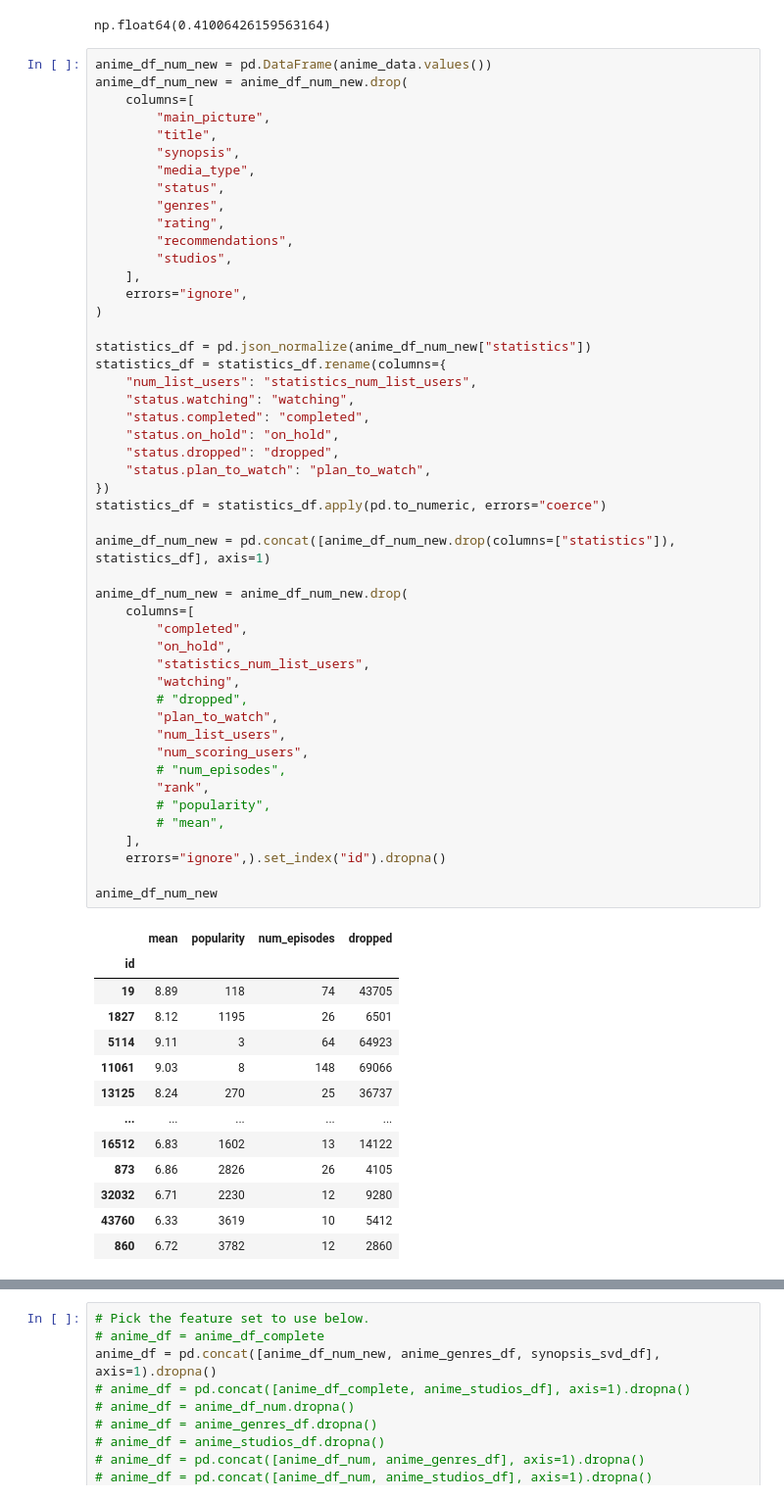
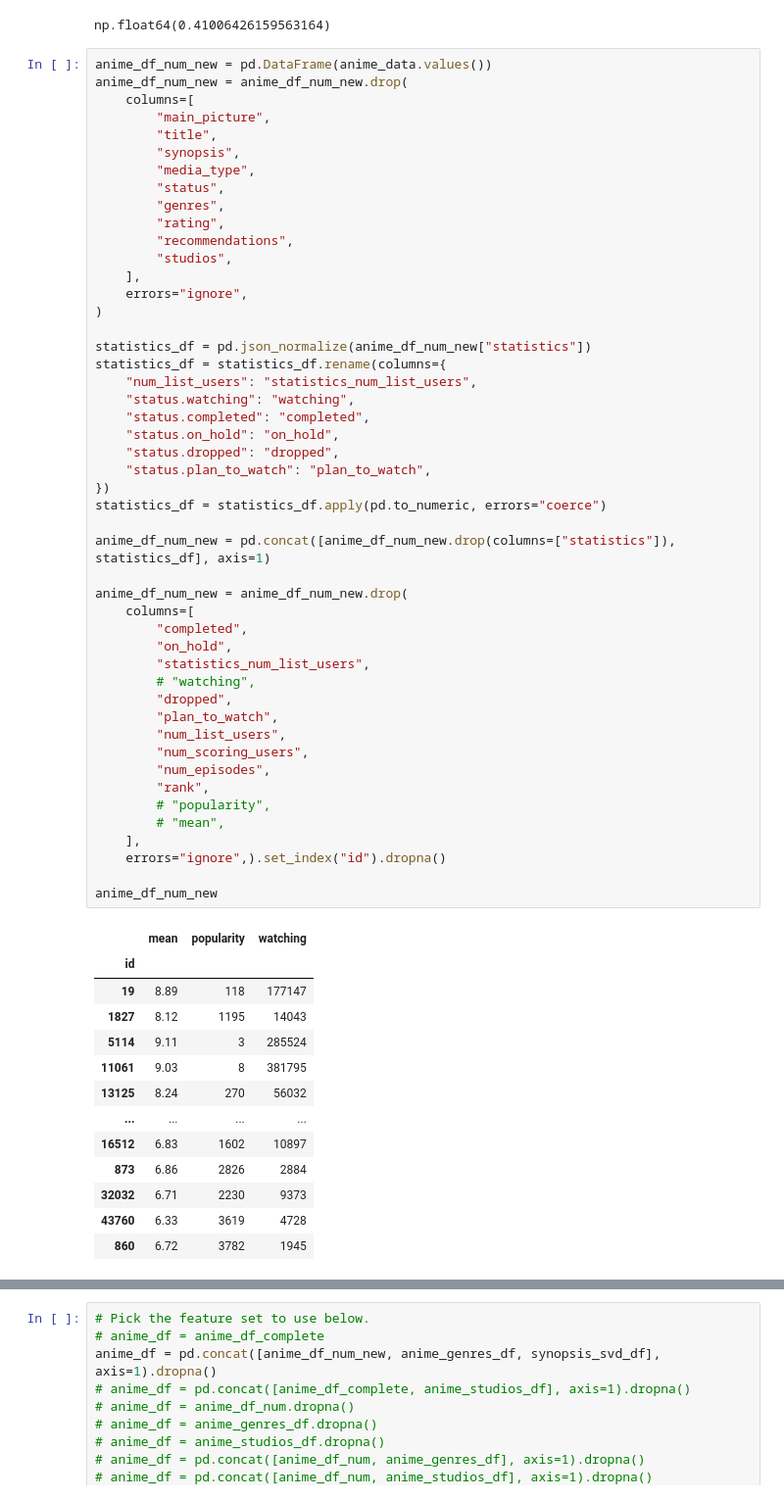
Before and after one commit to sidmetikala-dev/anirec_v2, a Jupyter notebook: notebooks/feature_set_selection_20260615.ipynb, the cells around one changed output, grey strips where cells are left out. Shown at 98% size. Cells and saved outputs as stored; diff of their text form.

```diff
--- a/notebooks/feature_set_selection_20260615.ipynb
+++ b/notebooks/feature_set_selection_20260615.ipynb
@@ -168,46 +168,46 @@ anime_df_num_new = anime_df_num_new.drop(
 
 statistics_df = pd.json_normalize(anime_df_num_new["statistics"])
 statistics_df = statistics_df.rename(columns={
     "num_list_users": "statistics_num_list_users",
     "status.watching": "watching",
     "status.completed": "completed",
     "status.on_hold": "on_hold",
     "status.dropped": "dropped",
     "status.plan_to_watch": "plan_to_watch",
 })
 statistics_df = statistics_df.apply(pd.to_numeric, errors="coerce")
 
 anime_df_num_new = pd.concat([anime_df_num_new.drop(columns=["statistics"]), statistics_df], axis=1)
 
 anime_df_num_new = anime_df_num_new.drop(
     columns=[
         "completed",
         "on_hold",
         "statistics_num_list_users",
-        "watching",
-        # "dropped",
+        # "watching",
+        "dropped",
         "plan_to_watch",
         "num_list_users",
         "num_scoring_users",
-        # "num_episodes",
+        "num_episodes",
         "rank",
         # "popularity",
         # "mean",
     ],
     errors="ignore",).set_index("id").dropna()
 
 anime_df_num_new
 # %% [output]
-|  | mean | popularity | num_episodes | dropped |
-| id |  |  |  |  |
-| 19 | 8.89 | 118 | 74 | 43705 |
-| 1827 | 8.12 | 1195 | 26 | 6501 |
-| 5114 | 9.11 | 3 | 64 | 64923 |
-| 11061 | 9.03 | 8 | 148 | 69066 |
-| 13125 | 8.24 | 270 | 25 | 36737 |
-| ... | ... | ... | ... | ... |
-| 16512 | 6.83 | 1602 | 13 | 14122 |
-| 873 | 6.86 | 2826 | 26 | 4105 |
-| 32032 | 6.71 | 2230 | 12 | 9280 |
-| 43760 | 6.33 | 3619 | 10 | 5412 |
-| 860 | 6.72 | 3782 | 12 | 2860 |
+|  | mean | popularity | watching |
+| id |  |  |  |
+| 19 | 8.89 | 118 | 177147 |
+| 1827 | 8.12 | 1195 | 14043 |
+| 5114 | 9.11 | 3 | 285524 |
+| 11061 | 9.03 | 8 | 381795 |
+| 13125 | 8.24 | 270 | 56032 |
+| ... | ... | ... | ... |
+| 16512 | 6.83 | 1602 | 10897 |
+| 873 | 6.86 | 2826 | 2884 |
+| 32032 | 6.71 | 2230 | 9373 |
+| 43760 | 6.33 | 3619 | 4728 |
+| 860 | 6.72 | 3782 | 1945 |
```
Also changed, not shown: parts of 8 cells of this notebook, 2 other files.
